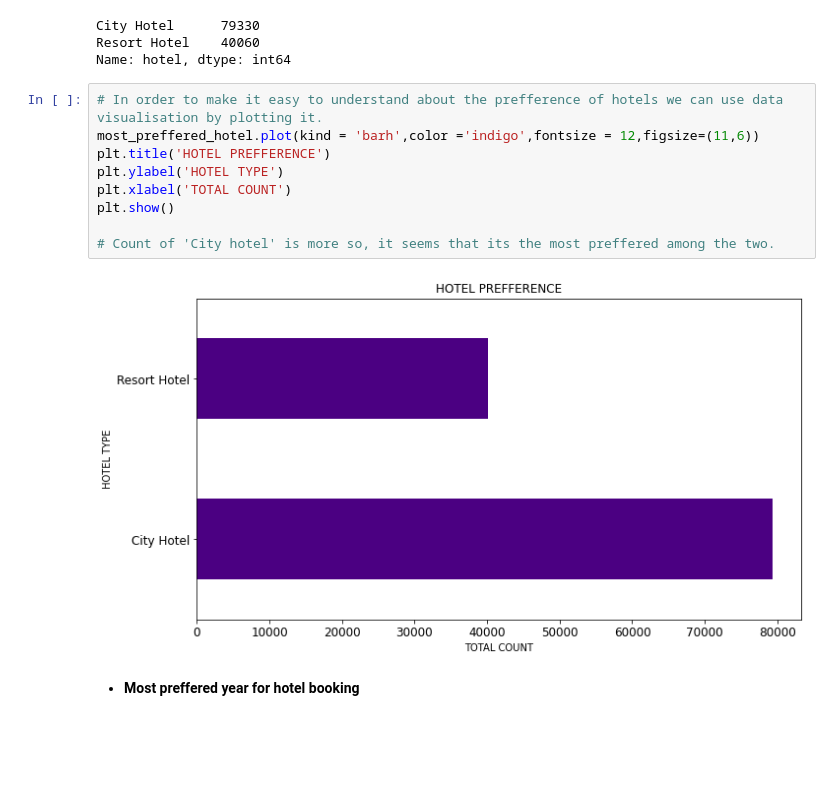
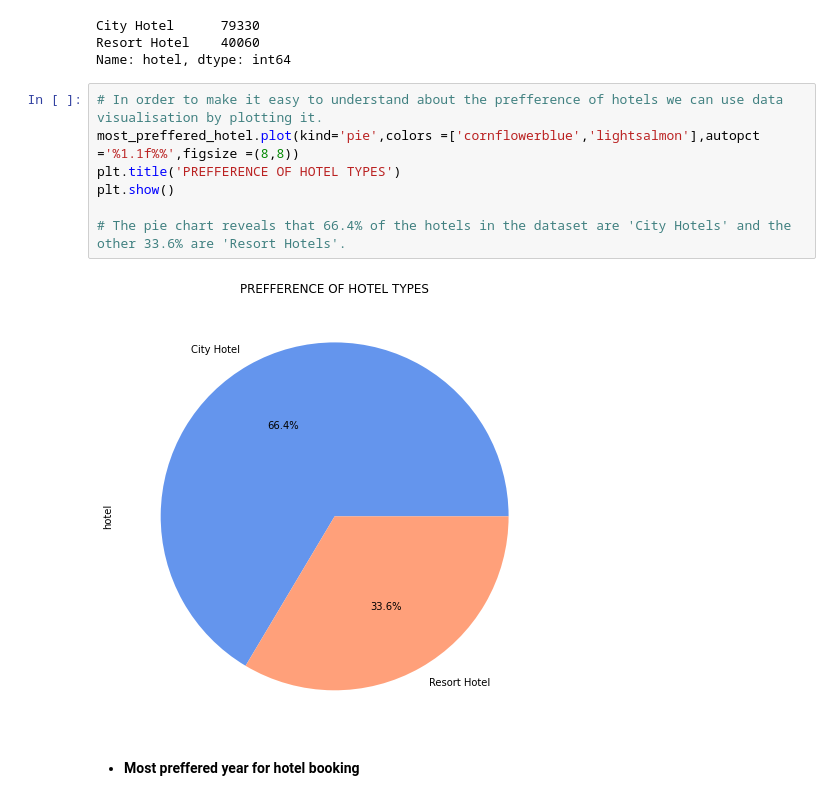
Before and after one commit to Arka1212/Hotel-Booking-Analysis, a Jupyter notebook: Hotel_Booking_Analysis_Capstone_Project.ipynb, the cells around one changed output. Drawn from its saved outputs; the diff is of its cells as text; blank space fills up the shorter version.

```diff
--- a/Hotel_Booking_Analysis_Capstone_Project.ipynb
+++ b/Hotel_Booking_Analysis_Capstone_Project.ipynb
@@ -250,15 +250,13 @@ Resort Hotel    40060
 Name: hotel, dtype: int64
 # %%
 # In order to make it easy to understand about the prefference of hotels we can use data visualisation by plotting it.
-most_preffered_hotel.plot(kind = 'barh',color ='indigo',fontsize = 12,figsize=(11,6))
-plt.title('HOTEL PREFFERENCE')
-plt.ylabel('HOTEL TYPE')
-plt.xlabel('TOTAL COUNT')
+most_preffered_hotel.plot(kind='pie',colors =['cornflowerblue','lightsalmon'],autopct ='%1.1f%%',figsize =(8,8))
+plt.title('PREFFERENCE OF HOTEL TYPES')
 plt.show()
 
-# Count of 'City hotel' is more so, it seems that its the most preffered among the two.
+# The pie chart reveals that 66.4% of the hotels in the dataset are 'City Hotels' and the other 33.6% are 'Resort Hotels'.
 # %% [output]
-[figure, old version]
+[figure, new version]
 # %% [markdown]
 * **Most preffered year for hotel booking**
 # %%
```
